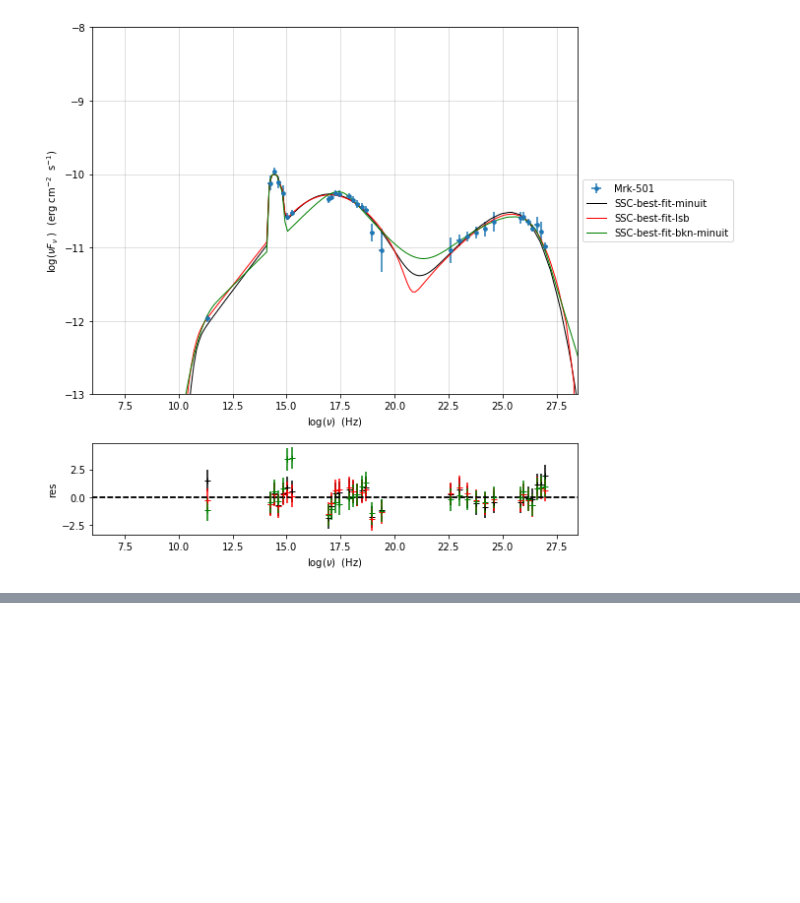
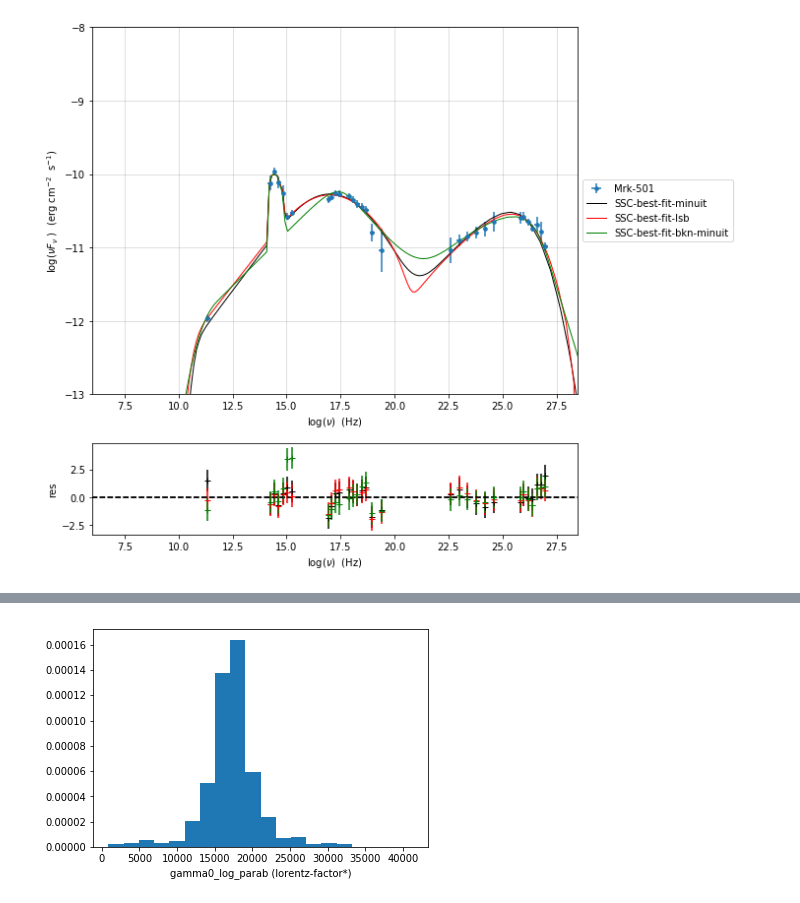
Before and after one commit to andreatramacere/jetset, a Jupyter notebook: notebooks/QuickStart.ipynb, the cells around one changed output, grey strips where cells are left out. Cells and saved outputs as stored; diff of their text form; code cells hidden in the pictures; blank space fills up the shorter version.

```diff
--- a/notebooks/Untitled.ipynb
+++ b/notebooks/QuickStart.ipynb
@@ -774,0 +795,4 @@ p2.rescale(y_min=-13,x_min=6,x_max=28.5)
+# %%
+f=s.plot_par('gamma0_log_parab',log_plot=False)
+# %% [output]
+[figure, added]
```
Also changed, not shown: parts of 8 cells of this notebook, 2 other files.
